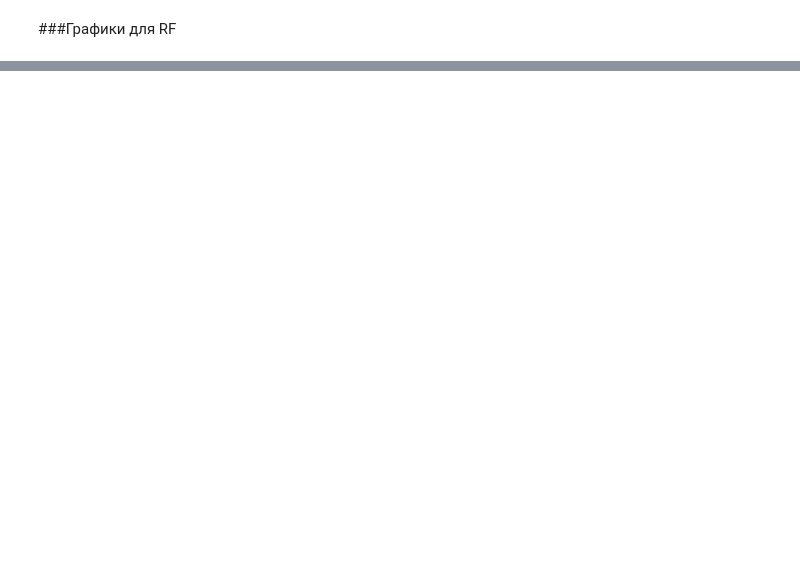
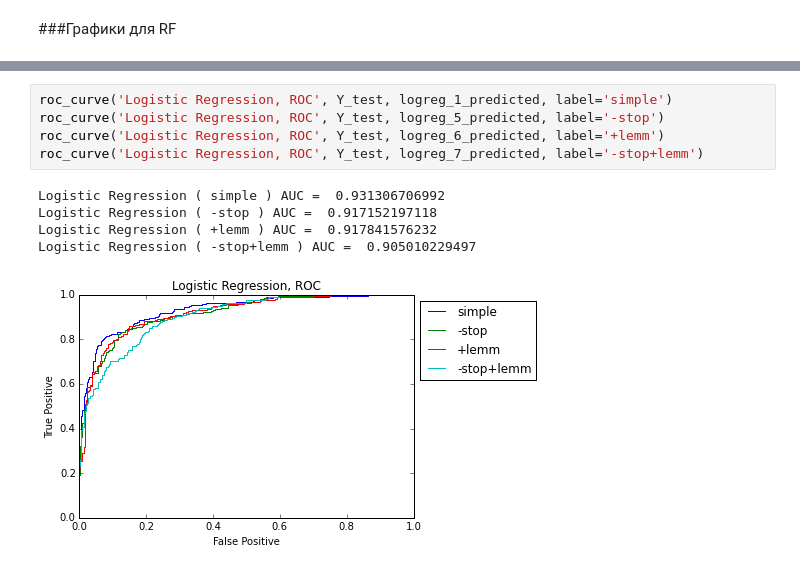
Before and after one commit to ermakovpetr/posneg, a Jupyter notebook: main.ipynb, the cells around one changed output, grey strips where cells are left out. Cells and saved outputs as stored; diff of their text form; blank space fills up the shorter version.

```diff
--- a/main.ipynb
+++ b/main.ipynb
@@ -141,0 +207,11 @@ Logistic Regression ( rf ) AUC =  0.964619284825
+# %%
+roc_curve('Logistic Regression, ROC', Y_test, logreg_1_predicted, label='simple')
+roc_curve('Logistic Regression, ROC', Y_test, logreg_5_predicted, label='-stop')
+roc_curve('Logistic Regression, ROC', Y_test, logreg_6_predicted, label='+lemm')
+roc_curve('Logistic Regression, ROC', Y_test, logreg_7_predicted, label='-stop+lemm')
+# %% [output]
+Logistic Regression ( simple ) AUC =  0.931306706992
+Logistic Regression ( -stop ) AUC =  0.917152197118
+Logistic Regression ( +lemm ) AUC =  0.917841576232
+Logistic Regression ( -stop+lemm ) AUC =  0.905010229497
+[figure, added]
```
Also changed, not shown: parts of 27 cells of this notebook.
